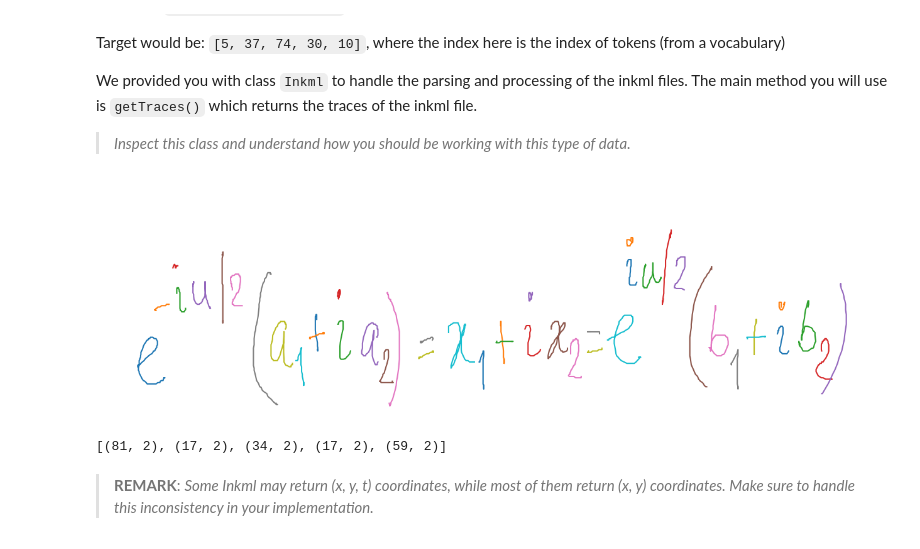
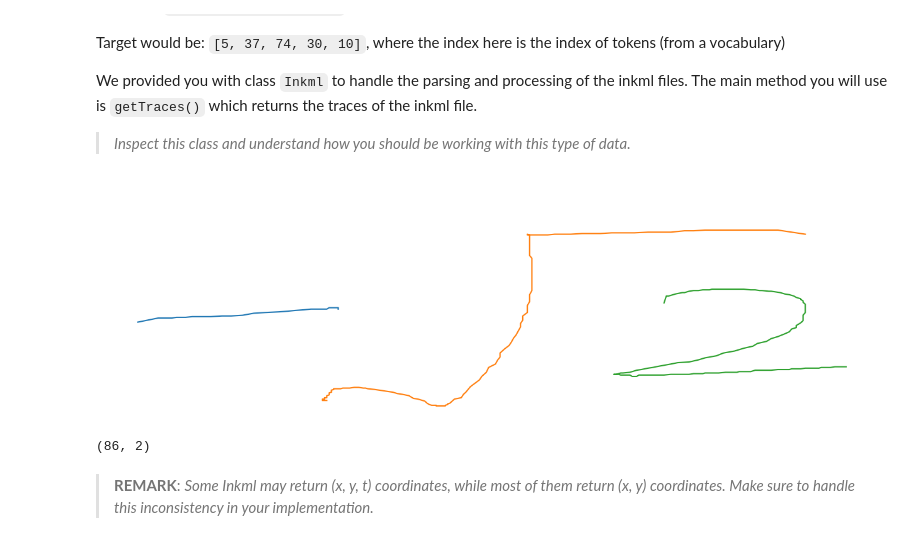
Before and after one commit to TranGiaHuan0102/HME_Assignment_SS25_10423043, a Jupyter notebook: Assignment_HME_recognition_ColabVersion.ipynb, the cells around one changed output. Cells and saved outputs as stored; diff of their text form; code cells hidden in the pictures.

```diff
--- a/Assignment_HME_recognition_ColabVersion.ipynb
+++ b/Assignment_HME_recognition_ColabVersion.ipynb
@@ -378,18 +382,18 @@ class Inkml(object):
             trace_arr = np.array(trace)
             plt.plot(trace_arr[:, 0], -trace_arr[:, 1])  # invert y coordinate
 # %%
-inkml_path = 'dataset/crohme2019/crohme2019/test/ISICal19_1201_em_758.inkml'
+inkml_path = 'dataset/crohme2019/crohme2019/test/UN19_1041_em_597.inkml'
 ink = Inkml(inkml_path)
 ink.view()
 # %% [output]
-[figure, old version]
+[figure, new version]
 # %%
 # Display shapes of first 5 traces in one file
 traces = ink.getTraces() # list of trace, each trace is a list of points
 # traces[0]
-[np.array(trace).shape for trace in ink.getTraces()][:5]
+[np.array(trace).shape for trace in ink.getTraces()][0]
 # %% [output]
-[(81, 2), (17, 2), (34, 2), (17, 2), (59, 2)]
+(86, 2)
 # %% [markdown]
 > **REMARK**: _Some Inkml may return (x, y, t) coordinates, while most of them return (x, y) coordinates. Make sure to handle this inconsistency in your implementation._
 # %% [markdown]
```
Also changed, not shown: parts of 7 cells of this notebook.
